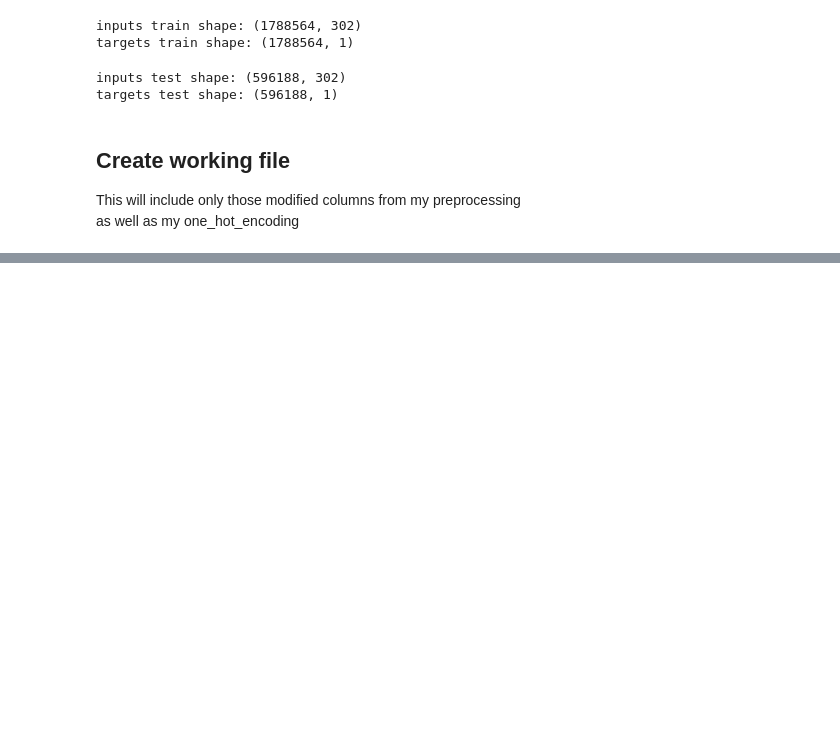
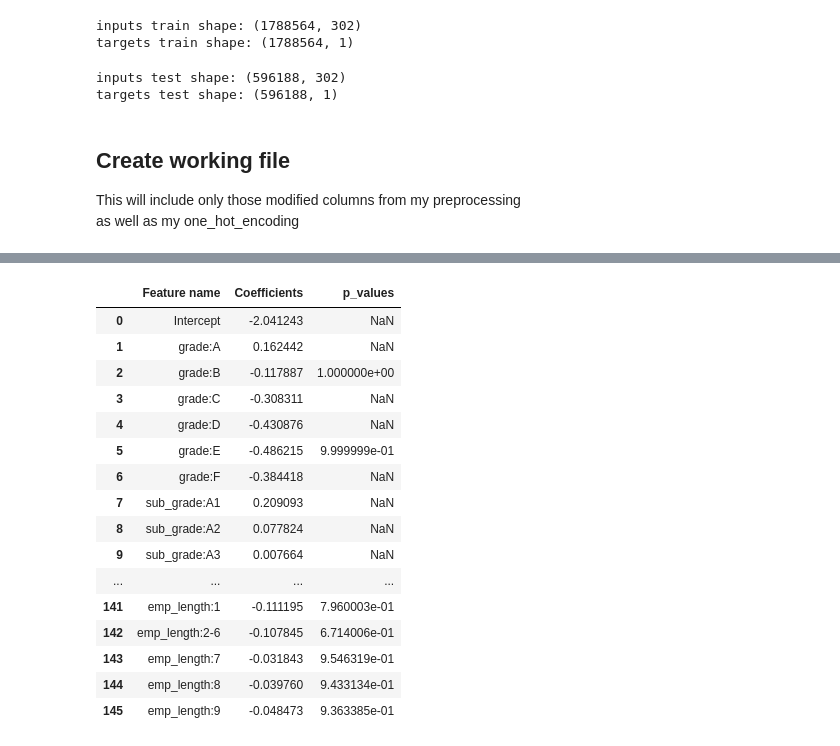
Before and after one commit to fayadabbasi/CreditRisk, a Jupyter notebook: LendingClub_Log_Reg.ipynb, the cells around one changed output, grey strips where cells are left out. Cells and saved outputs as stored; diff of their text form; code cells hidden in the pictures; blank space fills up the shorter version.

```diff
--- a/LendingClub_Log_Reg.ipynb
+++ b/LendingClub_Log_Reg.ipynb
@@ -52,0 +164,9 @@ inputs_train_w_ref_cat = loan_data_inputs_train.loc[:,list_of_woe]
+# %%
+reg.fit(inputs_train,loan_data_targets_train)
+# %%
+summary_table = pd.DataFrame(columns=['Feature name'], data=feature_name)
+summary_table['Coefficients'] = np.transpose(reg.coef_)
+summary_table.index = summary_table.index + 1
+summary_table.loc[0] = ['Intercept', reg.intercept_[0]]
+summary_table = summary_table.sort_index()
+summary_table
@@ -52,0 +191,25 @@ inputs_train_w_ref_cat = loan_data_inputs_train.loc[:,list_of_woe]
+# %%
+p_values = reg.p_values
+# %%
+p_values = np.append(np.nan, np.array(p_values))
+# %%
+summary_table['p_values'] = p_values
+summary_table
+# %% [output]
+|  | Feature name | Coefficients | p_values |
+| 0 | Intercept | -2.041243 | NaN |
+| 1 | grade:A | 0.162442 | NaN |
+| 2 | grade:B | -0.117887 | 1.000000e+00 |
+| 3 | grade:C | -0.308311 | NaN |
+| 4 | grade:D | -0.430876 | NaN |
+| 5 | grade:E | -0.486215 | 9.999999e-01 |
+| 6 | grade:F | -0.384418 | NaN |
+| 7 | sub_grade:A1 | 0.209093 | NaN |
+| 8 | sub_grade:A2 | 0.077824 | NaN |
+| 9 | sub_grade:A3 | 0.007664 | NaN |
+| ... | ... | ... | ... |
+| 141 | emp_length:1 | -0.111195 | 7.960003e-01 |
+| 142 | emp_length:2-6 | -0.107845 | 6.714006e-01 |
+| 143 | emp_length:7 | -0.031843 | 9.546319e-01 |
+| 144 | emp_length:8 | -0.039760 | 9.433134e-01 |
+| 145 | emp_length:9 | -0.048473 | 9.363385e-01 |
```
Also changed, not shown: parts of 16 cells of this notebook, 1 other file.
